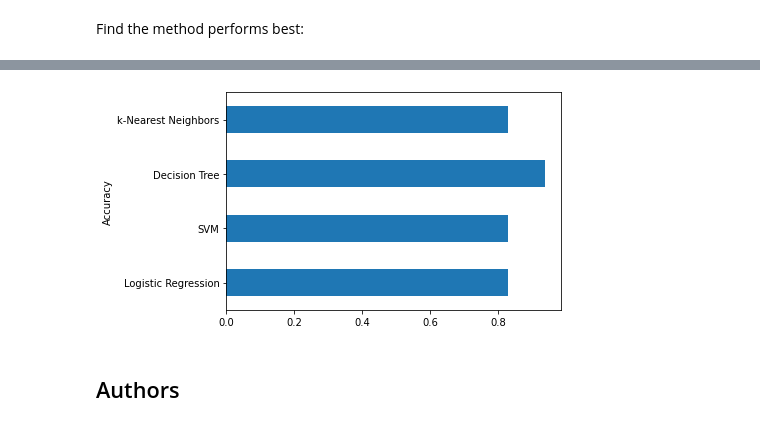
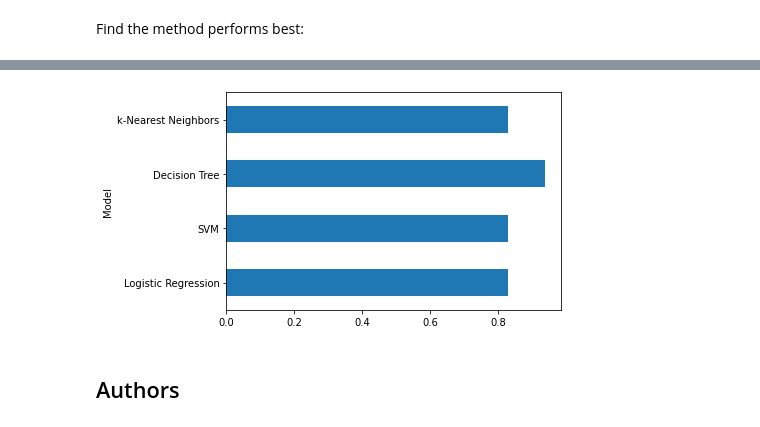
Before and after one commit to so-dipe/IBM-DS-PC, a Jupyter notebook: Capstone/SpaceX_Machine_Learning_Prediction_Part_5.ipynb, the cells around one changed output, grey strips where cells are left out. Cells and saved outputs as stored; diff of their text form; code cells hidden in the pictures.

```diff
--- a/Capstone/SpaceX_Machine_Learning_Prediction_Part_5.ipynb
+++ b/Capstone/SpaceX_Machine_Learning_Prediction_Part_5.ipynb
@@ -340,9 +340,9 @@ model = [
 # %%
 acc_series = pd.Series(acc_ls, index=model)
 # %%
-acc_series.round(2).plot(kind='barh', xlabel='Accuracy', ylabel='Model');
+acc_series.round(2).plot(kind='barh', ylabel='Accuracy', xlabel='Model');
 # %% [output]
-[figure, old version]
+[figure, new version]
 # %% [markdown]
 ## Authors
 # %% [markdown]
```
Also changed, not shown: parts of 4 cells of this notebook.
